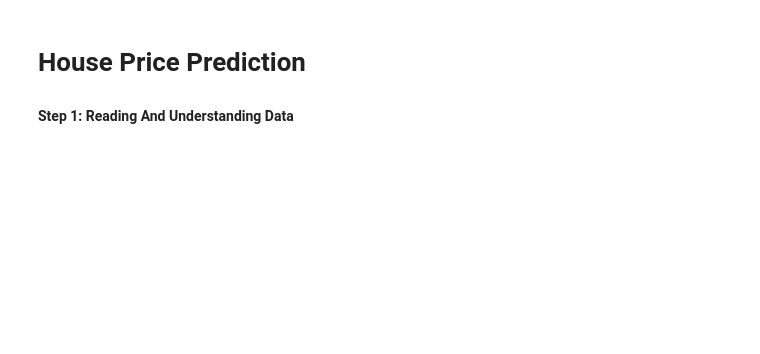
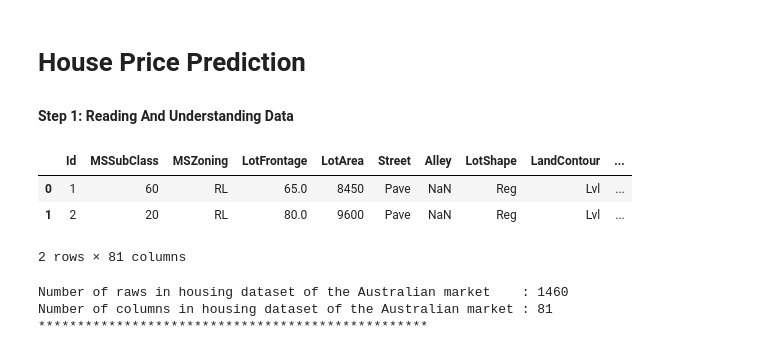
Before and after one commit to spidy95/HousePricePrediction, a Jupyter notebook: Part 1 House Price Prediction.ipynb, the cells around one changed output. Saved outputs shown, nothing was run; the diff lists cells and outputs as text; code cells hidden in the pictures; blank space fills up the shorter version.

```diff
--- a/Part 1 House Price Prediction.ipynb
+++ b/Part 1 House Price Prediction.ipynb
@@ -40,0 +56,20 @@ import os
+# %%
+# Import file, read and review the data
+df = pd.read_csv('train.csv')
+df.head(2)
+# %% [output]
+|  | Id | MSSubClass | MSZoning | LotFrontage | LotArea | Street | Alley | LotShape | LandContour | ... |
+| 0 | 1 | 60 | RL | 65.0 | 8450 | Pave | NaN | Reg | Lvl | ... |
+| 1 | 2 | 20 | RL | 80.0 | 9600 | Pave | NaN | Reg | Lvl | ... |
+2 rows × 81 columns
+# %%
+# Check the number of columns and rows
+Number_of_raw = df.shape[0]
+Number_of_column = df.shape[1]
+
+print(datastyle.start+'Number of raws in housing dataset of the Australian market    :'+ datastyle.end, Number_of_raw)
+print(datastyle.start+'Number of columns in housing dataset of the Australian market :'+ datastyle.end, Number_of_column); Line_Separator()
+# %% [output]
+Number of raws in housing dataset of the Australian market    : 1460
+Number of columns in housing dataset of the Australian market : 81
+**************************************************
```
Also changed, not shown: parts of 19 cells of this notebook.
